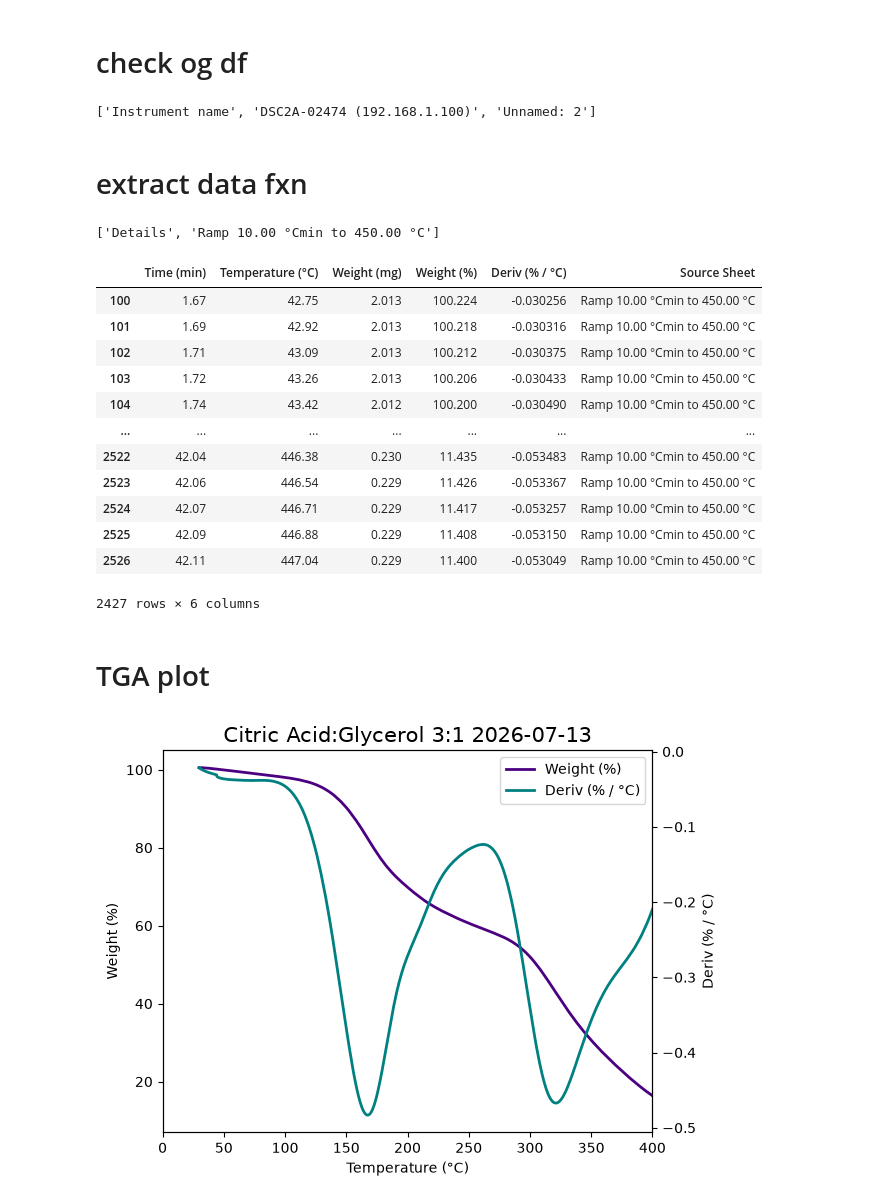
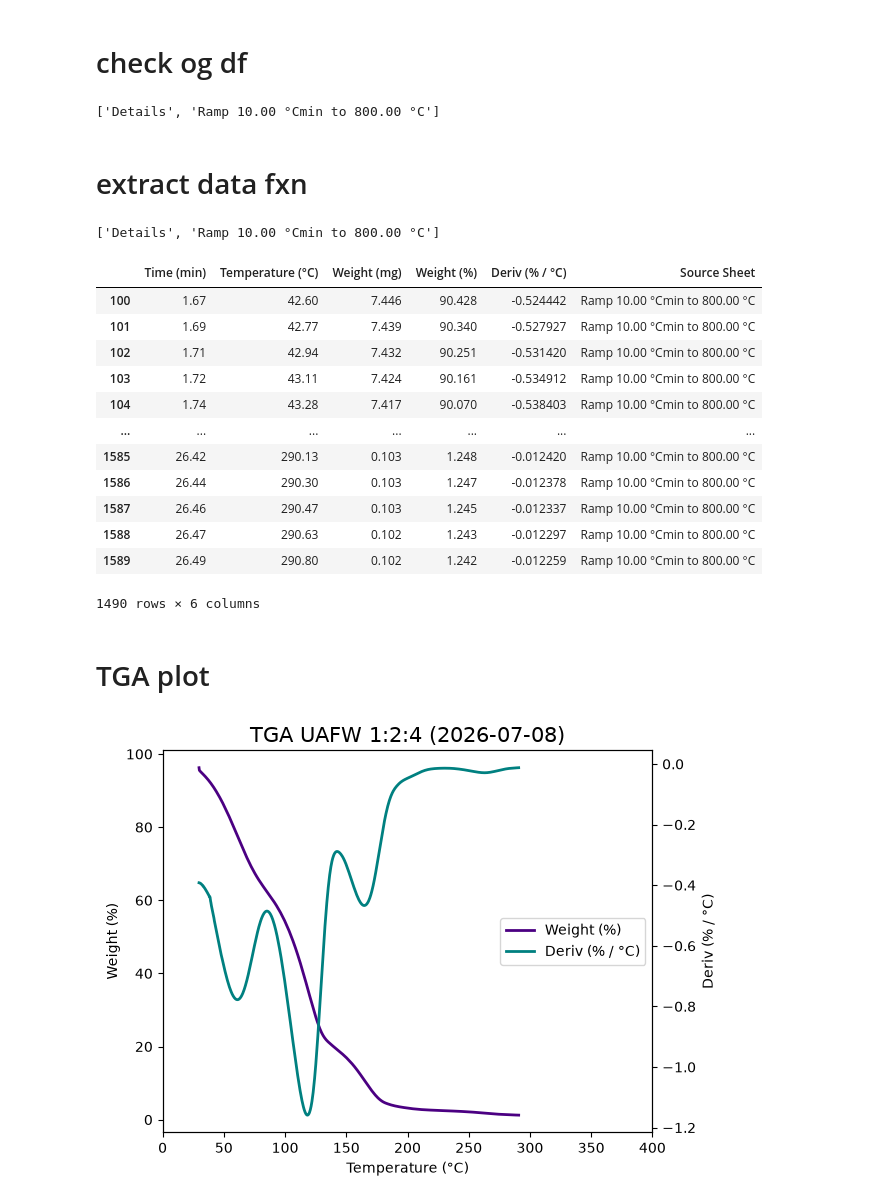
Before and after one commit to maurielle-noto/ionic-liquid-characterization, a Jupyter notebook: dataanalysis.ipynb, the cells around one changed output. Saved outputs shown, nothing was run; the diff lists cells and outputs as text; code cells hidden in the pictures.

```diff
--- a/dataanalysis.ipynb
+++ b/dataanalysis.ipynb
@@ -9,20 +9,22 @@ import pandas as pd
 
 import pandas as pd
 
-tga_df = pd.read_excel('/Users/mauriellenoto/Desktop/seager/ionicliquids/isn/DSC/2026-07-09/2026-07-09-DSC-UAFW.xls',
+tga_xl = pd.ExcelFile('/Users/mauriellenoto/Desktop/seager/ionicliquids/isn/TGA/2026-07-08/2026-07-08-TGA-UAFW.xls',
                     #    sheet_name="Ramp 10.00 °Cmin to 650.00 °C",
-                       header=1)
+                     #   header=1
+                       )
 # cols = list(tga_df.columns)
 # print(cols)
-tga_df
+tga_xl
 
 # print(type(cols))
-sheets = list(tga_df.keys())
-
+# sheets = list(tga_df.keys())
+sheets = tga_xl.sheet_names
+sheets
 # data = sheets[1:]
-sheets
+# sheets
 # %% [output]
-['Instrument name', 'DSC2A-02474 (192.168.1.100)', 'Unnamed: 2']
+['Details', 'Ramp 10.00 °Cmin to 800.00 °C']
 # %% [markdown]
 # extract data fxn
 # %%
@@ -79,52 +81,52 @@ def extract_data(path):
 
     return combined_df
 
-data_df = extract_data('/Users/mauriellenoto/Desktop/seager/ionicliquids/isn/TGA/2026-07-13/2026-07-13-TGA-CitricGlycerol13.xls')
+data_df = extract_data('/Users/mauriellenoto/Desktop/seager/ionicliquids/isn/TGA/2026-07-08/2026-07-08-TGA-UAFW.xls')
 data_df[100:]
 # %% [output]
-['Details', 'Ramp 10.00 °Cmin to 450.00 °C']
+['Details', 'Ramp 10.00 °Cmin to 800.00 °C']
 |  | Time (min) | Temperature (°C) | Weight (mg) | Weight (%) | Deriv (% / °C) | Source Sheet |
-| 100 | 1.67 | 42.75 | 2.013 | 100.224 | -0.030256 | Ramp 10.00 °Cmin to 450.00 °C |
-| 101 | 1.69 | 42.92 | 2.013 | 100.218 | -0.030316 | Ramp 10.00 °Cmin to 450.00 °C |
-| 102 | 1.71 | 43.09 | 2.013 | 100.212 | -0.030375 | Ramp 10.00 °Cmin to 450.00 °C |
-| 103 | 1.72 | 43.26 | 2.013 | 100.206 | -0.030433 | Ramp 10.00 °Cmin to 450.00 °C |
-| 104 | 1.74 | 43.42 | 2.012 | 100.200 | -0.030490 | Ramp 10.00 °Cmin to 450.00 °C |
+| 100 | 1.67 | 42.60 | 7.446 | 90.428 | -0.524442 | Ramp 10.00 °Cmin to 800.00 °C |
+| 101 | 1.69 | 42.77 | 7.439 | 90.340 | -0.527927 | Ramp 10.00 °Cmin to 800.00 °C |
+| 102 | 1.71 | 42.94 | 7.432 | 90.251 | -0.531420 | Ramp 10.00 °Cmin to 800.00 °C |
+| 103 | 1.72 | 43.11 | 7.424 | 90.161 | -0.534912 | Ramp 10.00 °Cmin to 800.00 °C |
+| 104 | 1.74 | 43.28 | 7.417 | 90.070 | -0.538403 | Ramp 10.00 °Cmin to 800.00 °C |
 | ... | ... | ... | ... | ... | ... | ... |
-| 2522 | 42.04 | 446.38 | 0.230 | 11.435 | -0.053483 | Ramp 10.00 °Cmin to 450.00 °C |
-| 2523 | 42.06 | 446.54 | 0.229 | 11.426 | -0.053367 | Ramp 10.00 °Cmin to 450.00 °C |
-| 2524 | 42.07 | 446.71 | 0.229 | 11.417 | -0.053257 | Ramp 10.00 °Cmin to 450.00 °C |
-| 2525 | 42.09 | 446.88 | 0.229 | 11.408 | -0.053150 | Ramp 10.00 °Cmin to 450.00 °C |
-| 2526 | 42.11 | 447.04 | 0.229 | 11.400 | -0.053049 | Ramp 10.00 °Cmin to 450.00 °C |
+| 1585 | 26.42 | 290.13 | 0.103 | 1.248 | -0.012420 | Ramp 10.00 °Cmin to 800.00 °C |
+| 1586 | 26.44 | 290.30 | 0.103 | 1.247 | -0.012378 | Ramp 10.00 °Cmin to 800.00 °C |
+| 1587 | 26.46 | 290.47 | 0.103 | 1.245 | -0.012337 | Ramp 10.00 °Cmin to 800.00 °C |
+| 1588 | 26.47 | 290.63 | 0.102 | 1.243 | -0.012297 | Ramp 10.00 °Cmin to 800.00 °C |
+| 1589 | 26.49 | 290.80 | 0.102 | 1.242 | -0.012259 | Ramp 10.00 °Cmin to 800.00 °C |
-2427 rows × 6 columns
+1490 rows × 6 columns
 # %% [markdown]
 # TGA plot
 # %%
 import matplotlib.pyplot as plt
 
 data_cols = list(data_df.columns)
 
 y1 = "indigo"
 y2 = "teal"
 
 fig, ax1 = plt.subplots()
 
 weight_pct = ax1.plot(data_df[data_cols[1]], data_df[data_cols[3]], color = y1, lw = 2, label = data_cols[3])
 ax1.set_xlabel(data_cols[1])
 ax1.set_ylabel(data_cols[3])
 ax1.tick_params(axis='y')
 ax1.set_xlim(0,400)
 
 ax2 = ax1.twinx()
 
 deriv = ax2.plot(data_df[data_cols[1]], data_df[data_cols[4]], color = y2, lw = 2, label = data_cols[4])
 ax2.set_ylabel(data_cols[4])
 ax2.tick_params(axis = 'y')
 
-plt.title("Citric Acid:Glycerol 3:1 2026-07-13", fontsize=15)
-plt.legend(loc = "upper right", handles = [weight_pct[0],
+plt.title("TGA UAFW 1:2:4 (2026-07-08)", fontsize=15)
+plt.legend(loc = "center right", handles = [weight_pct[0],
                                             deriv[0]
                                             ])
 plt.tight_layout()
 plt.show()
 # %% [output]
-[figure, old version]
+[figure, new version]
```
Also changed, not shown: parts of 1 cell of this notebook.
